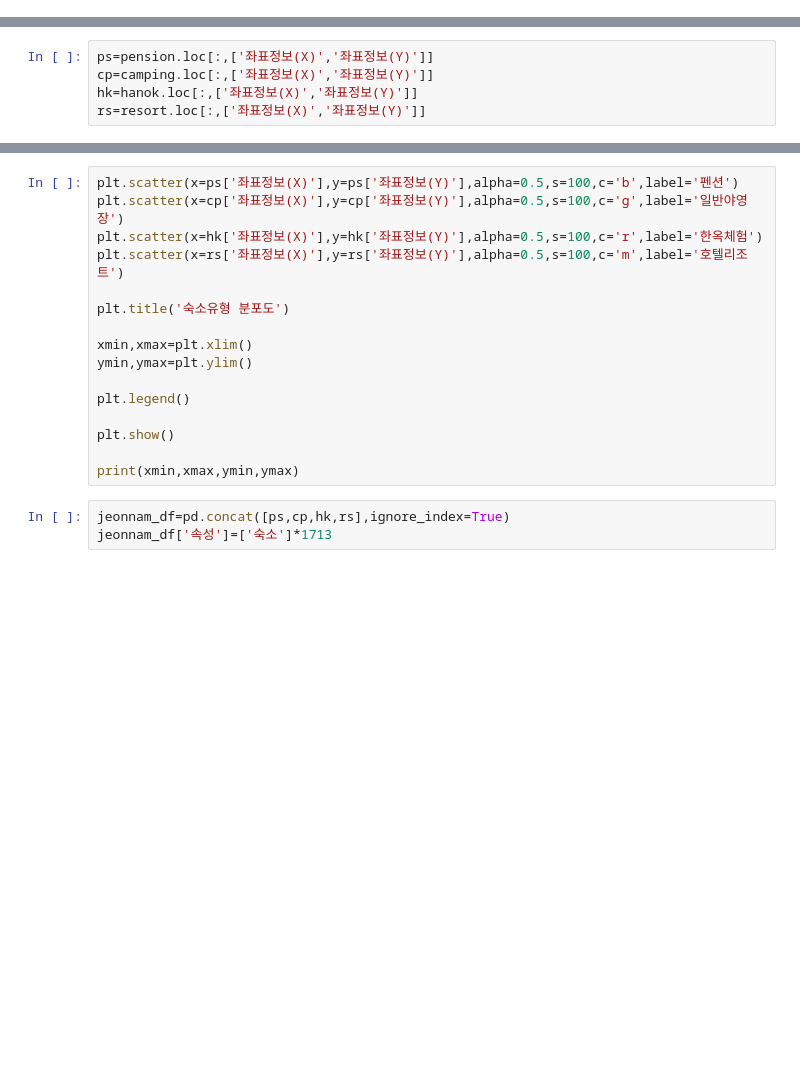
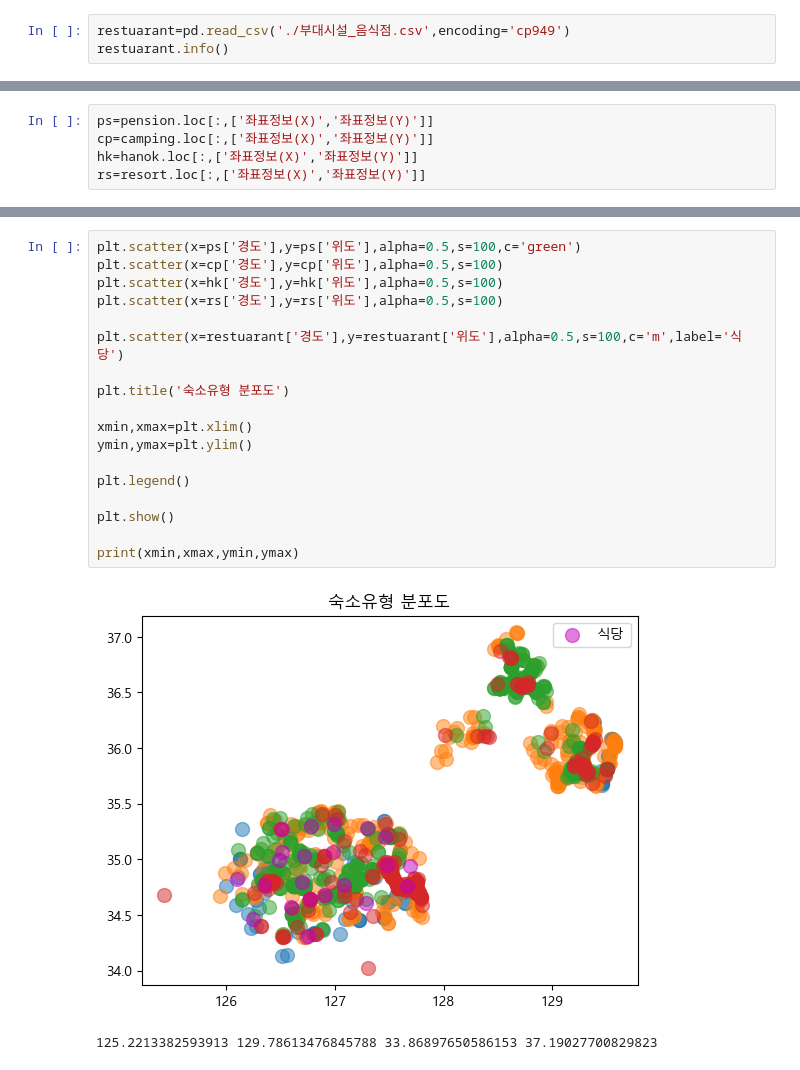
Before and after one commit to sheershay/ise-sr-project, a Jupyter notebook: clustering/숙박유형.ipynb, the cells around one changed output, grey strips where cells are left out. Saved outputs shown, nothing was run; the diff lists cells and outputs as text; blank space fills up the shorter version.

Commit message:
Types of accommodation scatter plot

```diff
--- a/clustering/숙박유형.ipynb
+++ b/clustering/숙박유형.ipynb
@@ -16,0 +35,3 @@ rural=pd.read_excel('./콘텐츠_농어촌숙박.xlsx')
+# %%
+restuarant=pd.read_csv('./부대시설_음식점.csv',encoding='cp949')
+restuarant.info()
@@ -57,19 +102,21 @@ for acco in accomm:
 # %%
-plt.scatter(x=ps['좌표정보(X)'],y=ps['좌표정보(Y)'],alpha=0.5,s=100,c='b',label='펜션')
-plt.scatter(x=cp['좌표정보(X)'],y=cp['좌표정보(Y)'],alpha=0.5,s=100,c='g',label='일반야영장')
-plt.scatter(x=hk['좌표정보(X)'],y=hk['좌표정보(Y)'],alpha=0.5,s=100,c='r',label='한옥체험')
-plt.scatter(x=rs['좌표정보(X)'],y=rs['좌표정보(Y)'],alpha=0.5,s=100,c='m',label='호텔리조트')
+plt.scatter(x=ps['경도'],y=ps['위도'],alpha=0.5,s=100,c='green')
+plt.scatter(x=cp['경도'],y=cp['위도'],alpha=0.5,s=100)
+plt.scatter(x=hk['경도'],y=hk['위도'],alpha=0.5,s=100)
+plt.scatter(x=rs['경도'],y=rs['위도'],alpha=0.5,s=100)
+
+plt.scatter(x=restuarant['경도'],y=restuarant['위도'],alpha=0.5,s=100,c='m',label='식당')
 
 plt.title('숙소유형 분포도')
 
 xmin,xmax=plt.xlim()
 ymin,ymax=plt.ylim()
 
 plt.legend()
 
 plt.show()
 
 print(xmin,xmax,ymin,ymax)
+# %% [output]
+[figure, added]
+125.2213382593913 129.78613476845788 33.86897650586153 37.19027700829823
-# %%
-jeonnam_df=pd.concat([ps,cp,hk,rs],ignore_index=True)
-jeonnam_df['속성']=['숙소']*1713
```
Also changed, not shown: parts of 3 cells of this notebook.
